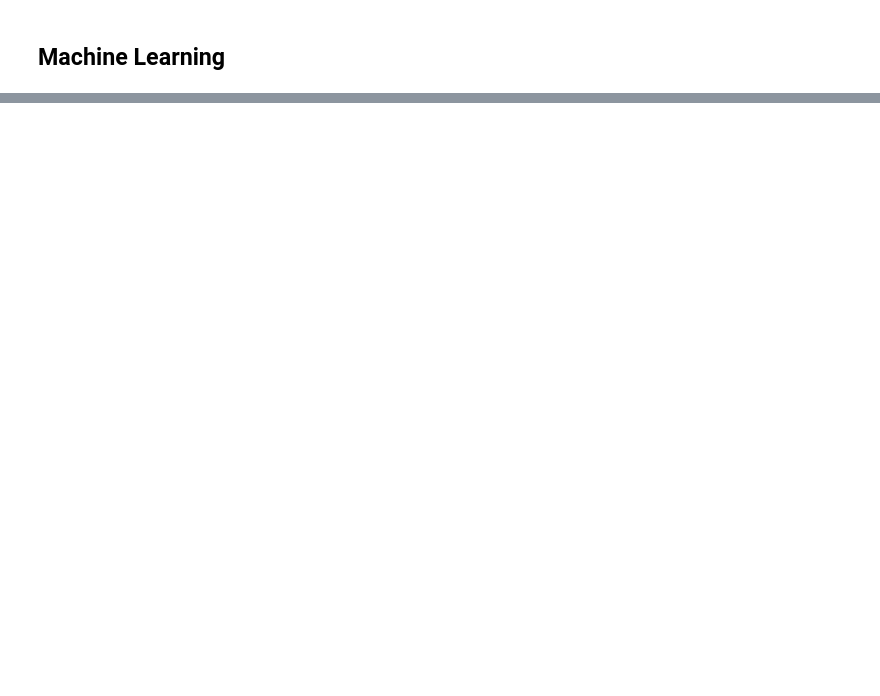
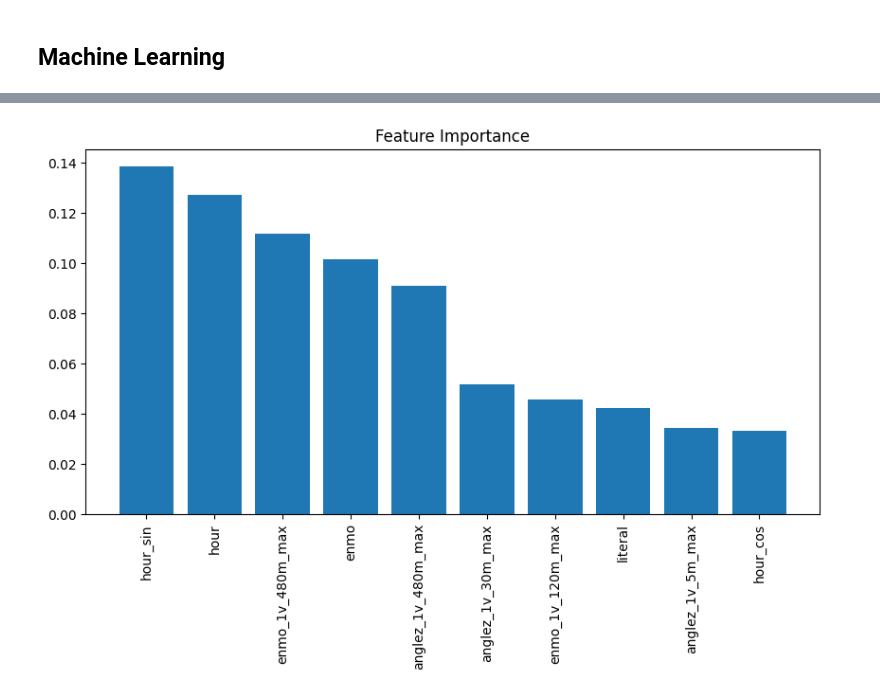
Before and after one commit to ODAncona/DetectSleepStates, a Jupyter notebook: 5_model.ipynb, the cells around one changed output, grey strips where cells are left out. Saved outputs shown, nothing was run; the diff lists cells and outputs as text; code cells hidden in the pictures; blank space fills up the shorter version.

```diff
--- a/5_model.ipynb
+++ b/5_model.ipynb
@@ -40,0 +90,27 @@ accuracy_score(y2, y_pred)
+# %%
+import numpy as np
+import matplotlib.pyplot as plt
+
+# Assuming 'clf' is your trained model and 'X' is your feature set
+
+# Display the 10 most important features
+number = 10
+importances = clf.feature_importances_
+
+# Sort the feature importances in descending order and get the indices
+indices = np.argsort(importances)[::-1]
+
+# Select the indices of the top 'number' important features
+top_indices = indices[:number]
+
+# Get the names of the top 'number' important features
+names = [X.columns[i] for i in top_indices]
+
+# Plot
+plt.figure(figsize=(10, 5))
+plt.title("Feature Importance")
+plt.bar(range(number), importances[top_indices])
+plt.xticks(range(number), names, rotation=90)
+plt.show()
+# %% [output]
+[figure, added]
```
Also changed, not shown: parts of 35 cells of this notebook, 1 other file.
